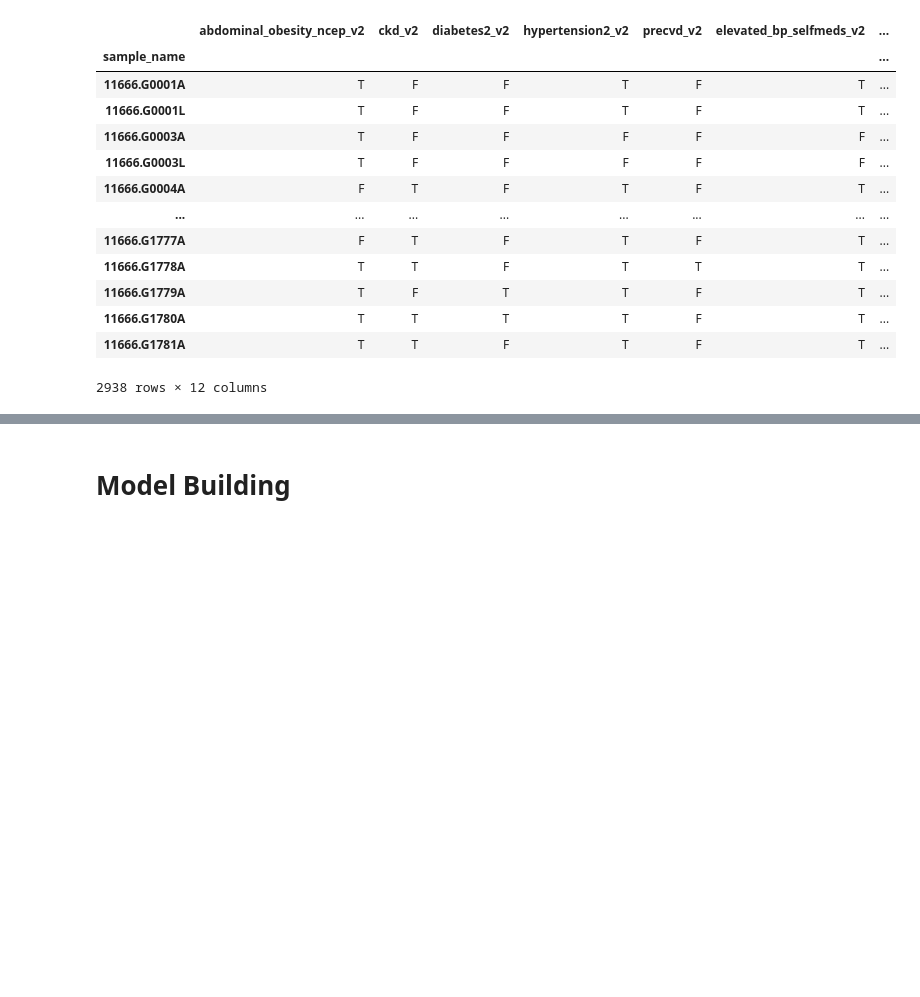
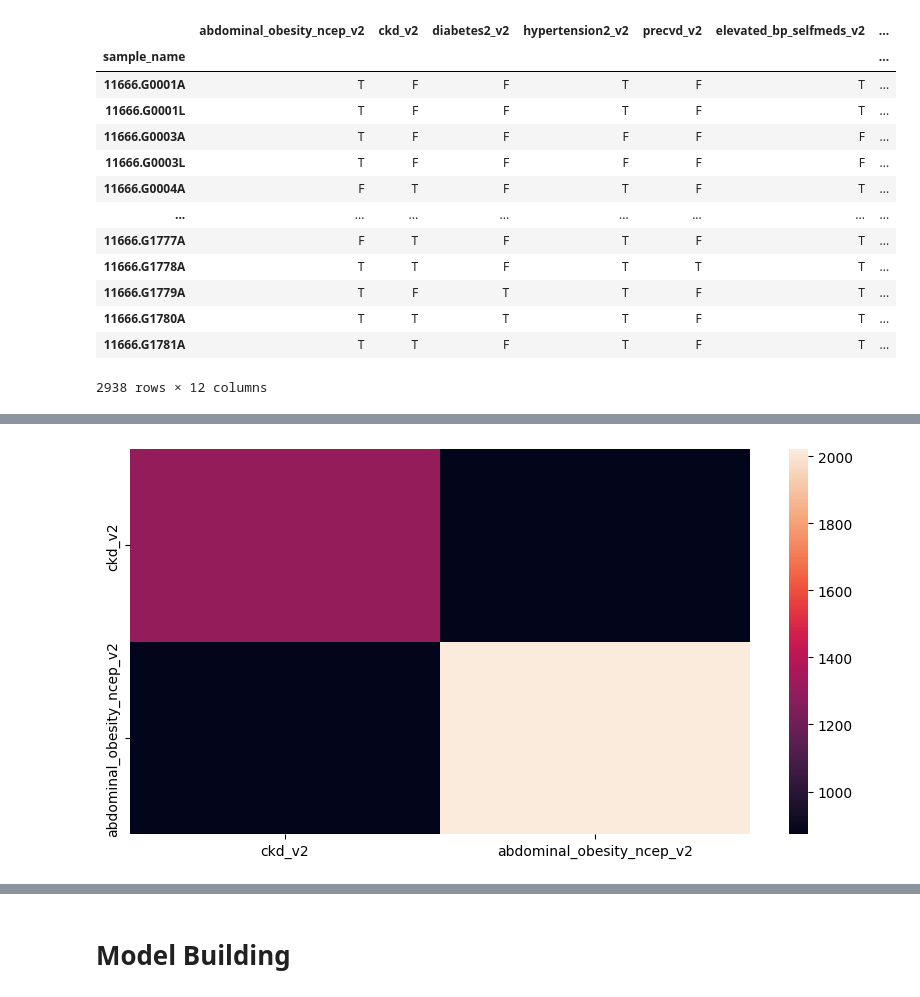
Before and after one commit to Amandoj/DSC180-Q2-Project, a Jupyter notebook: analysis.ipynb, the cells around one changed output, grey strips where cells are left out. Drawn from its saved outputs; the diff is of its cells as text; code cells hidden in the pictures; blank space fills up the shorter version.

```diff
--- a/analysis.ipynb
+++ b/analysis.ipynb
@@ -97,0 +111,4 @@ organized_metadata[1]
+# %%
+make_visualizations.co_occurence_graph(organized_metadata[0], ['ckd_v2','abdominal_obesity_ncep_v2'])
+# %% [output]
+[figure, added]
```
Also changed, not shown: parts of 8 cells of this notebook, 3 other files.
